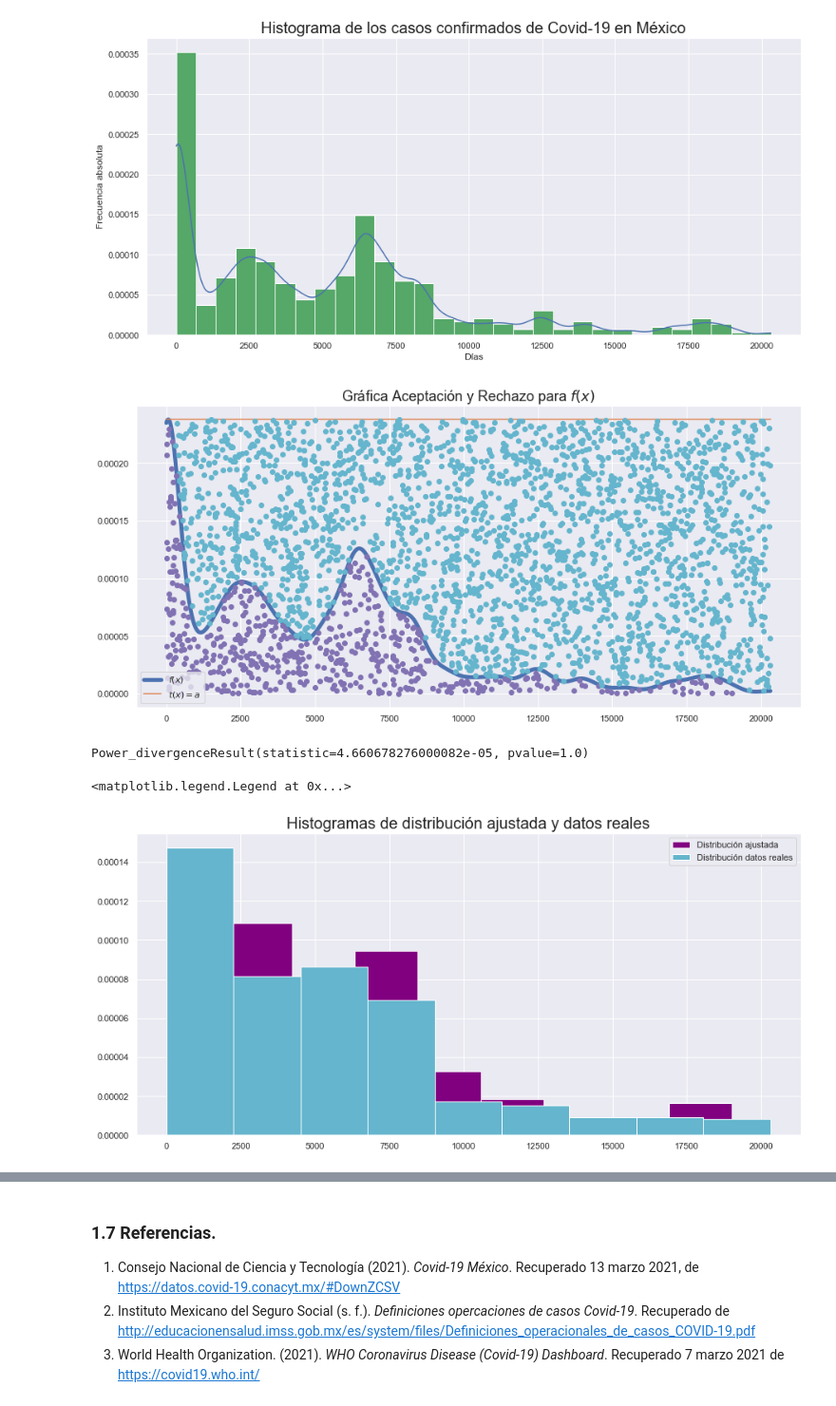
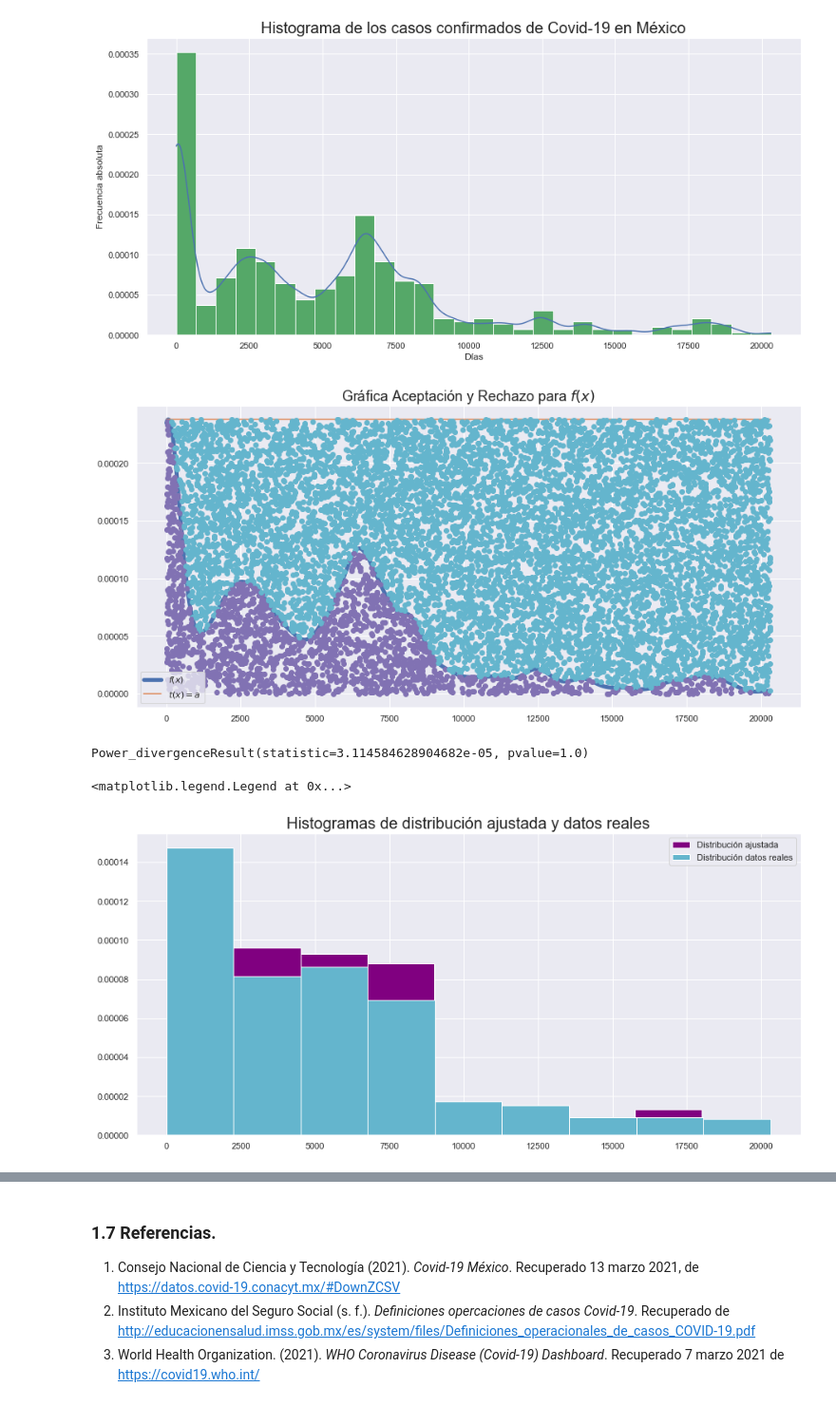
Before and after one commit to Miriam1999/proyecto_modulo1, a Jupyter notebook: ProyectoModulo1_MedellínM_OrtizM.ipynb, the cells around one changed output, grey strips where cells are left out. Shown at 95% size. Cells and saved outputs as stored; diff of their text form; code cells hidden in the pictures.

```diff
--- a/ProyectoModulo1_MedellínM_OrtizM.ipynb
+++ b/ProyectoModulo1_MedellínM_OrtizM.ipynb
@@ -199,40 +199,41 @@ def Acep_rechazo(R2:'Variables distruidas U~U(0,1)',
     x = [R1[i] for i in range(len(R1)) if condition[i]]
     return x
 # %%
+np.random.seed(4567)
 plt.figure(figsize=[15,7])
 plt.title('Gráfica Aceptación y Rechazo para $f(x)$',fontsize=18)
 xa = np.linspace(0,20315,1000)
 f = f_skle
 a = f(optimize.fmin(lambda xa:-f(xa), 0, disp=False))
 t = lambda xa: a*np.ones([len(xa)])
 plt.plot(xa,f(xa), label='$f(x)$',lw=5)
 plt.plot(xa,t(xa),label='$t(x)=a$')
 plt.legend(loc="best");
 # Validación del método
-N = 3000 # número de puntos a simular
+N = 10000 # número de puntos a simular
 # Como estoy tomando t(x) constante solo es necesario generar valores aleatorios U~(0,1)
 
 # Método muestreo estratificado (B estratos) para reducción de varianza
 #B = N
 #U2 = np.random.rand(N)
 #i = np.arange(0, B)
 #R2= (U2 + i) / B
 # Método de reducción de varianza por numeros complementarios
 r2_i = np.random.rand(int(N/2))
 r2_c = 1 - r2_i
 R2 = np.concatenate([r2_i,r2_c])
 
 R1 = np.random.uniform(0,20315, size=N)
 V_A = Acep_rechazo(R2,R1,f,t)
 # %% [output]
-[figure, old version]
+[figure, new version]
 # %%
 observada = np.histogram(x,bins=(1 + int(np.log2(len(x)))), density=True)[0]
 esperada =  np.histogram(V_A[0:436],bins=(1 + int(np.log2(len(V_A[0:436])))), density=True)[0]
 #Prueba chi-cuadrada
 st.chisquare(f_obs=observada, f_exp=esperada,axis=0)
 # %% [output]
-Power_divergenceResult(statistic=4.660678276000082e-05, pvalue=1.0)
+Power_divergenceResult(statistic=3.114584628904682e-05, pvalue=1.0)
 # %%
 plt.figure(figsize=[15,7])
 plt.title("Histogramas de distribución ajustada y datos reales", fontsize = 20)
@@ -241,5 +242,5 @@ plt.hist(x,bins=(1 + int(np.log2(len(x)))), density=True, label="Distribución d
 plt.legend(loc='best')
 # %% [output]
 <matplotlib.legend.Legend at 0x...>
-[figure, old version]
+[figure, new version]
 # %% [markdown]
```
Also changed, not shown: parts of 14 cells of this notebook.
